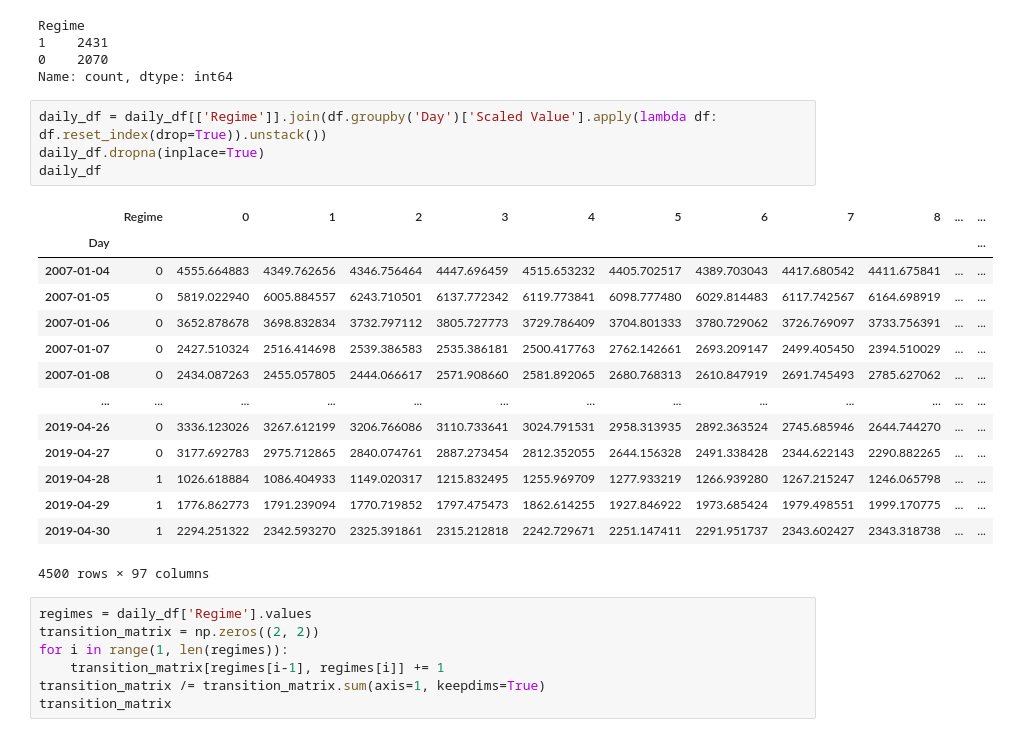
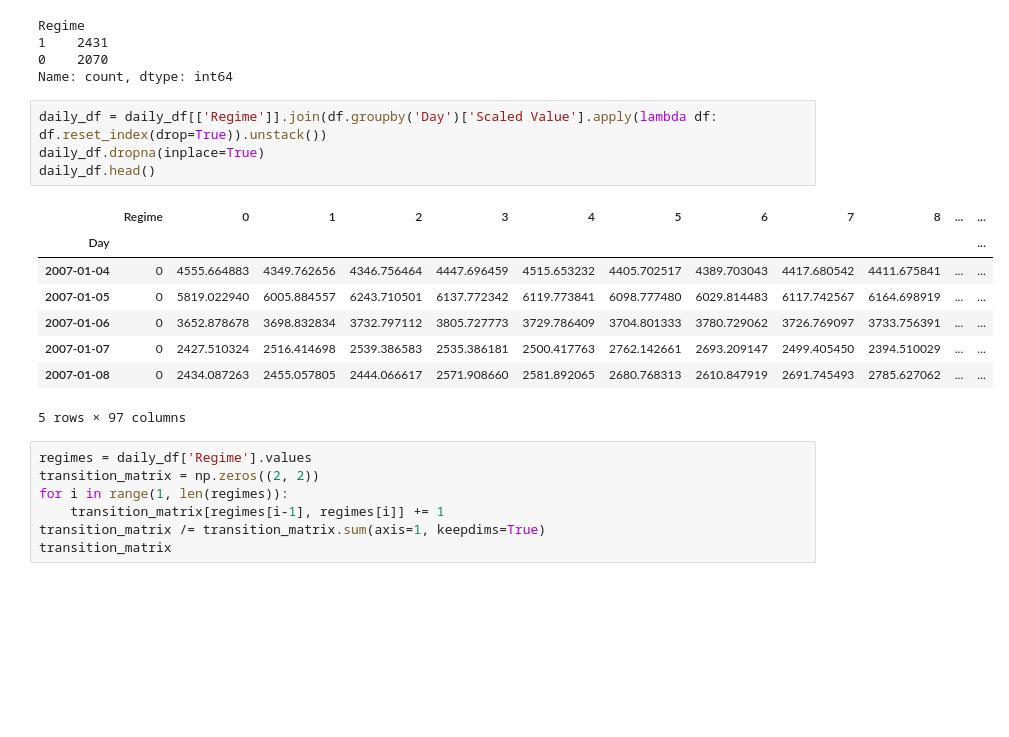
Before and after one commit to TimBerti/wind-gan, a Jupyter notebook: notebooks/wind_hmm_regimes.ipynb, the cells around one changed output. Drawn from its saved outputs; the diff is of its cells as text; blank space fills up the shorter version.

```diff
--- a/notebooks/wind_hmm_regimes.ipynb
+++ b/notebooks/wind_hmm_regimes.ipynb
@@ -148,22 +118,16 @@ Name: count, dtype: int64
 # %%
 daily_df = daily_df[['Regime']].join(df.groupby('Day')['Scaled Value'].apply(lambda df: df.reset_index(drop=True)).unstack())
 daily_df.dropna(inplace=True)
-daily_df
+daily_df.head()
 # %% [output]
 |  | Regime | 0 | 1 | 2 | 3 | 4 | 5 | 6 | 7 | 8 | ... | ... |
 | Day |  |  |  |  |  |  |  |  |  |  |  | ... |
 | 2007-01-04 | 0 | 4555.664883 | 4349.762656 | 4346.756464 | 4447.696459 | 4515.653232 | 4405.702517 | 4389.703043 | 4417.680542 | 4411.675841 | ... | ... |
 | 2007-01-05 | 0 | 5819.022940 | 6005.884557 | 6243.710501 | 6137.772342 | 6119.773841 | 6098.777480 | 6029.814483 | 6117.742567 | 6164.698919 | ... | ... |
 | 2007-01-06 | 0 | 3652.878678 | 3698.832834 | 3732.797112 | 3805.727773 | 3729.786409 | 3704.801333 | 3780.729062 | 3726.769097 | 3733.756391 | ... | ... |
 | 2007-01-07 | 0 | 2427.510324 | 2516.414698 | 2539.386583 | 2535.386181 | 2500.417763 | 2762.142661 | 2693.209147 | 2499.405450 | 2394.510029 | ... | ... |
 | 2007-01-08 | 0 | 2434.087263 | 2455.057805 | 2444.066617 | 2571.908660 | 2581.892065 | 2680.768313 | 2610.847919 | 2691.745493 | 2785.627062 | ... | ... |
-| ... | ... | ... | ... | ... | ... | ... | ... | ... | ... | ... | ... | ... |
-| 2019-04-26 | 0 | 3336.123026 | 3267.612199 | 3206.766086 | 3110.733641 | 3024.791531 | 2958.313935 | 2892.363524 | 2745.685946 | 2644.744270 | ... | ... |
-| 2019-04-27 | 0 | 3177.692783 | 2975.712865 | 2840.074761 | 2887.273454 | 2812.352055 | 2644.156328 | 2491.338428 | 2344.622143 | 2290.882265 | ... | ... |
-| 2019-04-28 | 1 | 1026.618884 | 1086.404933 | 1149.020317 | 1215.832495 | 1255.969709 | 1277.933219 | 1266.939280 | 1267.215247 | 1246.065798 | ... | ... |
-| 2019-04-29 | 1 | 1776.862773 | 1791.239094 | 1770.719852 | 1797.475473 | 1862.614255 | 1927.846922 | 1973.685424 | 1979.498551 | 1999.170775 | ... | ... |
-| 2019-04-30 | 1 | 2294.251322 | 2342.593270 | 2325.391861 | 2315.212818 | 2242.729671 | 2251.147411 | 2291.951737 | 2343.602427 | 2343.318738 | ... | ... |
-4500 rows × 97 columns
+5 rows × 97 columns
 # %%
 regimes = daily_df['Regime'].values
 transition_matrix = np.zeros((2, 2))
```
Also changed, not shown: parts of 4 cells of this notebook, 2 other files.
